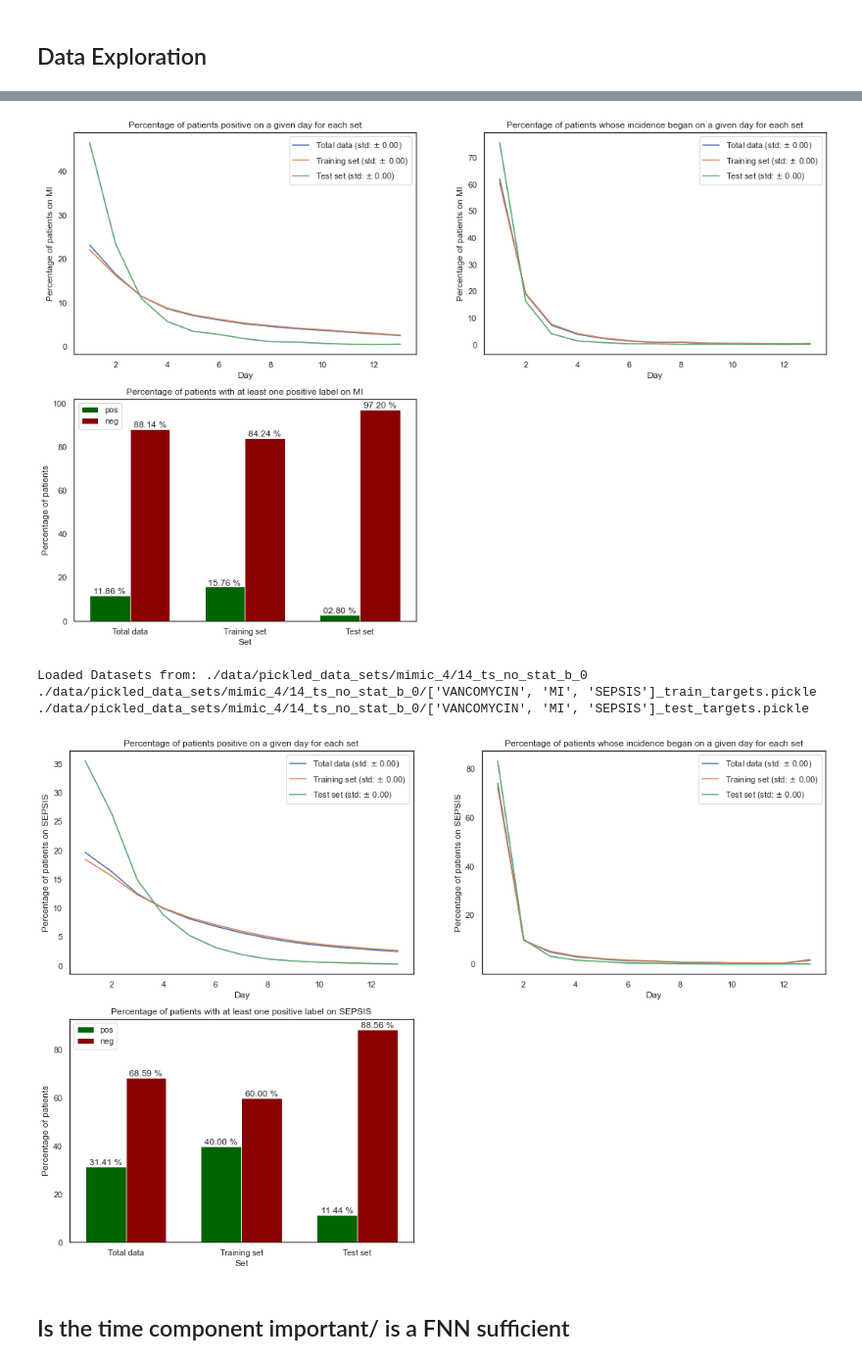
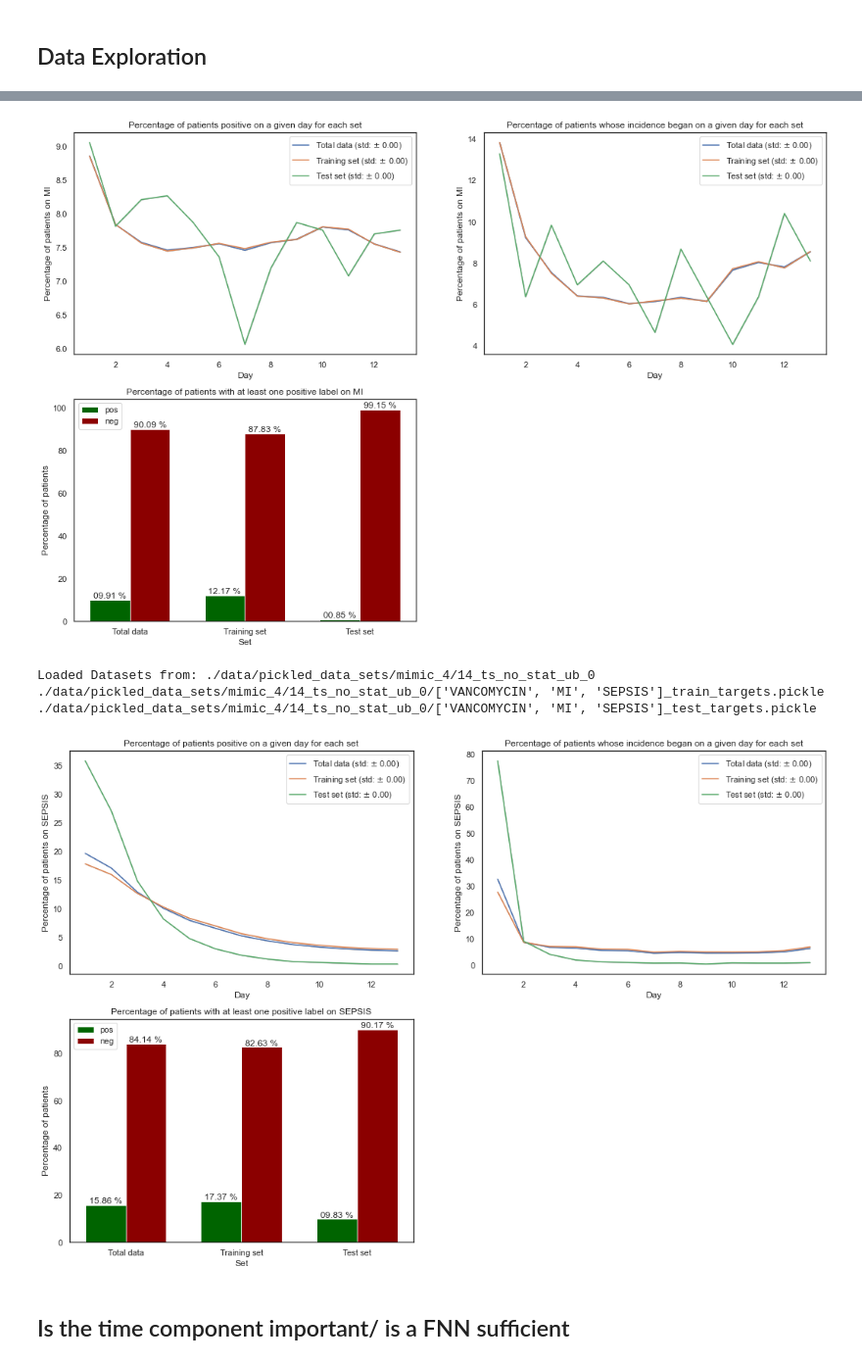
Before and after one commit to moskast/mimic_model, a Jupyter notebook: test.ipynb, the cells around one changed output, grey strips where cells are left out. Shown at 98% size. Cells and saved outputs as stored; diff of their text form; code cells hidden in the pictures.

```diff
--- a/test.ipynb
+++ b/test.ipynb
@@ -29,11 +30,16 @@ time_step_id = 14
 seeds = [0]
 n_folds = 1
 
+balance_data = False
+oversample = True
+
 debug = False
 save_unimportant_figures = False
 
+best_model_dir, final_model_dir, logs_dir = get_train_folders(undersample=balance_data, oversample=oversample)
+model_dir = best_model_dir
 figure_format = 'png'
-figure_dir = f'./output/figures/mimic_{mimic_version}'
+figure_dir = get_figure_dir(undersample=balance_data, oversample=oversample)
 
 if not os.path.exists(figure_dir):
     os.makedirs(figure_dir)
@@ -139,9 +145,8 @@ def plot_data_distribution(mimic_version, time_step_id, seeds, target, targets,
         n_pos[label] = []
         n_neg[label] = []
 
-
     for seed in seeds:
-        folder = get_pickle_folder(mimic_version, time_step_id, seed)
+        folder = get_pickle_folder(mimic_version, time_step_id, seed, balanced=balance_data)
         print(f'Loaded Datasets from: {folder}')
         y_train = load_pickle_file('train_targets', targets, folder)[:,:,target_index]
         y_test = load_pickle_file('test_targets', targets, folder)[:,:,target_index]
@@ -253,8 +258,8 @@ Loaded Datasets from: ./data/pickled_data_sets/mimic_4/14_ts_no_stat_b_0
-[figure, old version]
+[figure, new version]
-Loaded Datasets from: ./data/pickled_data_sets/mimic_4/14_ts_no_stat_b_0
-./data/pickled_data_sets/mimic_4/14_ts_no_stat_b_0/['VANCOMYCIN', 'MI', 'SEPSIS']_train_targets.pickle
-./data/pickled_data_sets/mimic_4/14_ts_no_stat_b_0/['VANCOMYCIN', 'MI', 'SEPSIS']_test_targets.pickle
+Loaded Datasets from: ./data/pickled_data_sets/mimic_4/14_ts_no_stat_ub_0
+./data/pickled_data_sets/mimic_4/14_ts_no_stat_ub_0/['VANCOMYCIN', 'MI', 'SEPSIS']_train_targets.pickle
+./data/pickled_data_sets/mimic_4/14_ts_no_stat_ub_0/['VANCOMYCIN', 'MI', 'SEPSIS']_test_targets.pickle
-[figure, old version]
+[figure, new version]
 # %% [markdown]
 ## Is the time component important/ is a FNN sufficient
 # %%
```
Also changed, not shown: parts of 8 cells of this notebook, 5 other files.
